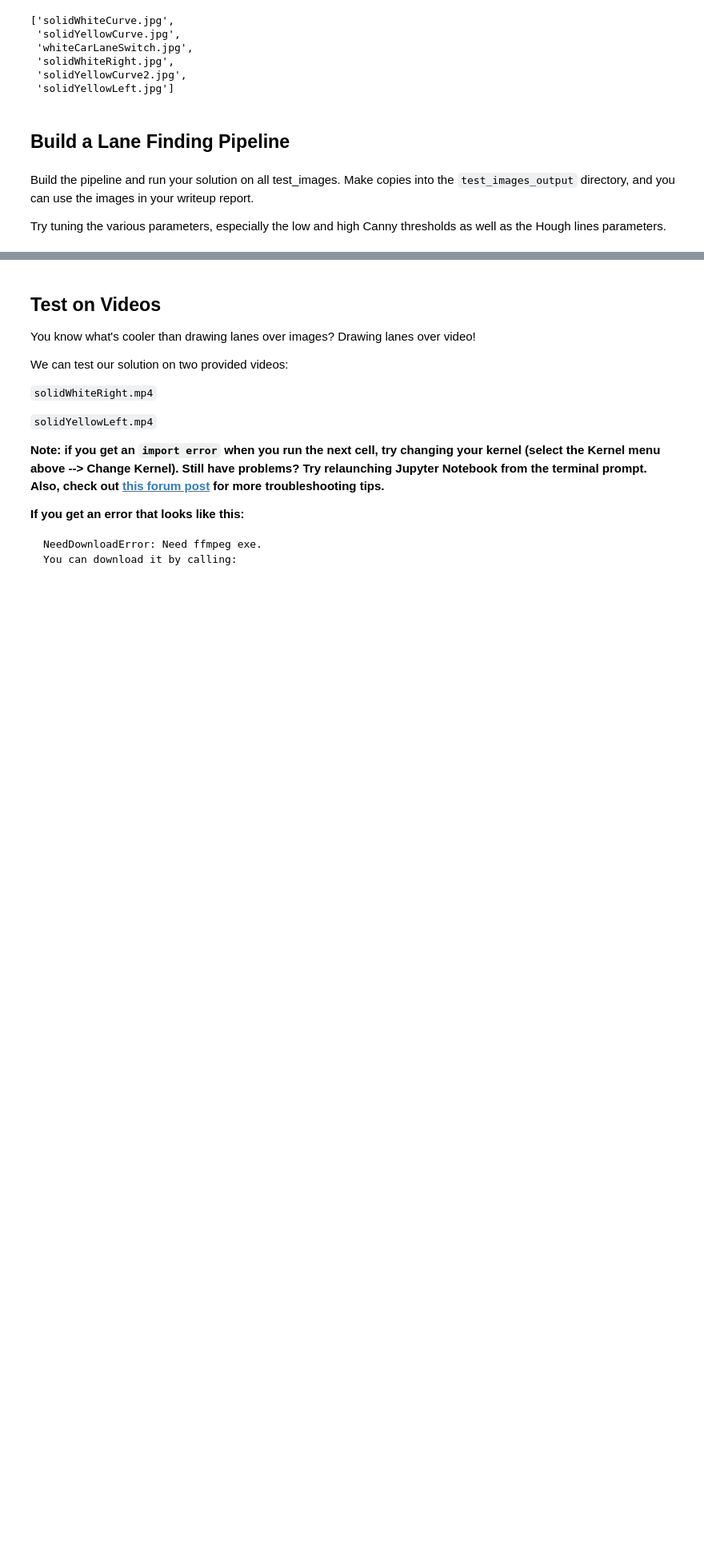
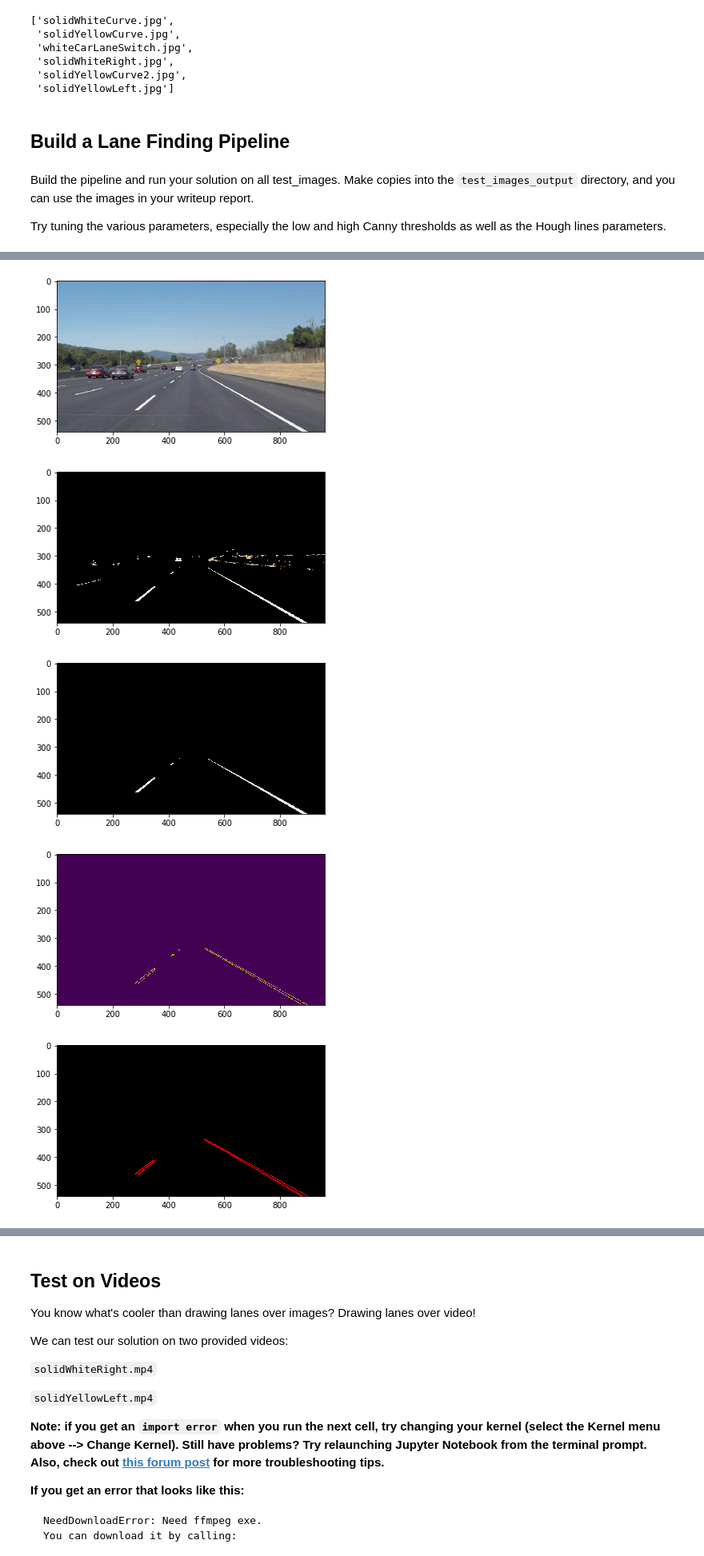
Before and after one commit to josealb/CarND-LaneLines-P1, a Jupyter notebook: P1.ipynb, the cells around one changed output, grey strips where cells are left out. Shown at 80% size. Cells and saved outputs as stored; diff of their text form; code cells hidden in the pictures; blank space fills up the shorter version.

```diff
--- a/P1.ipynb
+++ b/P1.ipynb
@@ -252,0 +252,15 @@ plt.imshow(image_hough)
+# %%
+
+
+directory = os.fsencode('test_images/')
+for file in os.listdir(directory):
+    filename = os.fsdecode(file)
+    # Read in the image
+    image = mpimg.imread('test_images/'+filename)
+    run_pipeline(image,'true')
+# %% [output]
+[figure, added]
+[figure, added]
+[figure, added]
+[figure, added]
+[figure, added]
```
Also changed, not shown: parts of 5 cells of this notebook, 2 other files.
